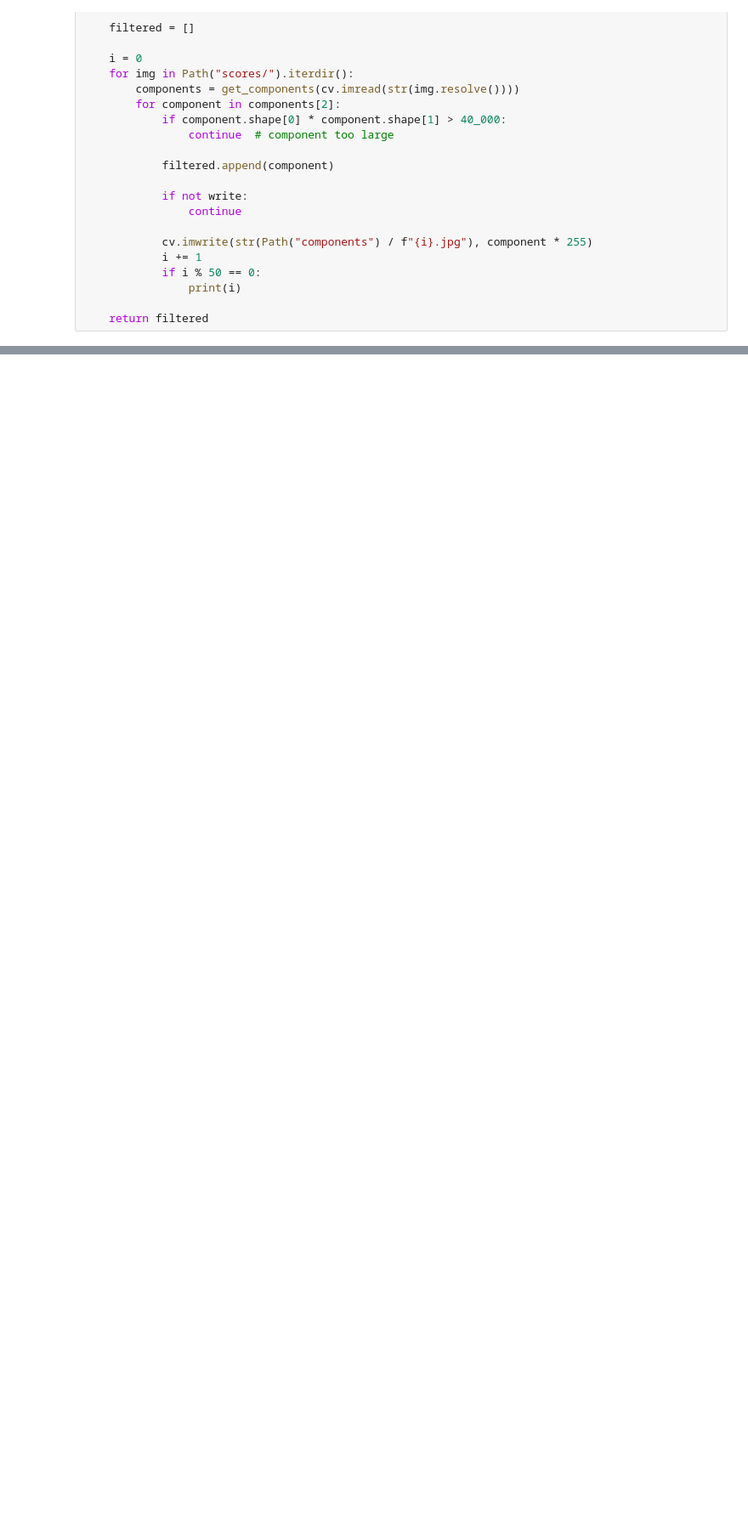
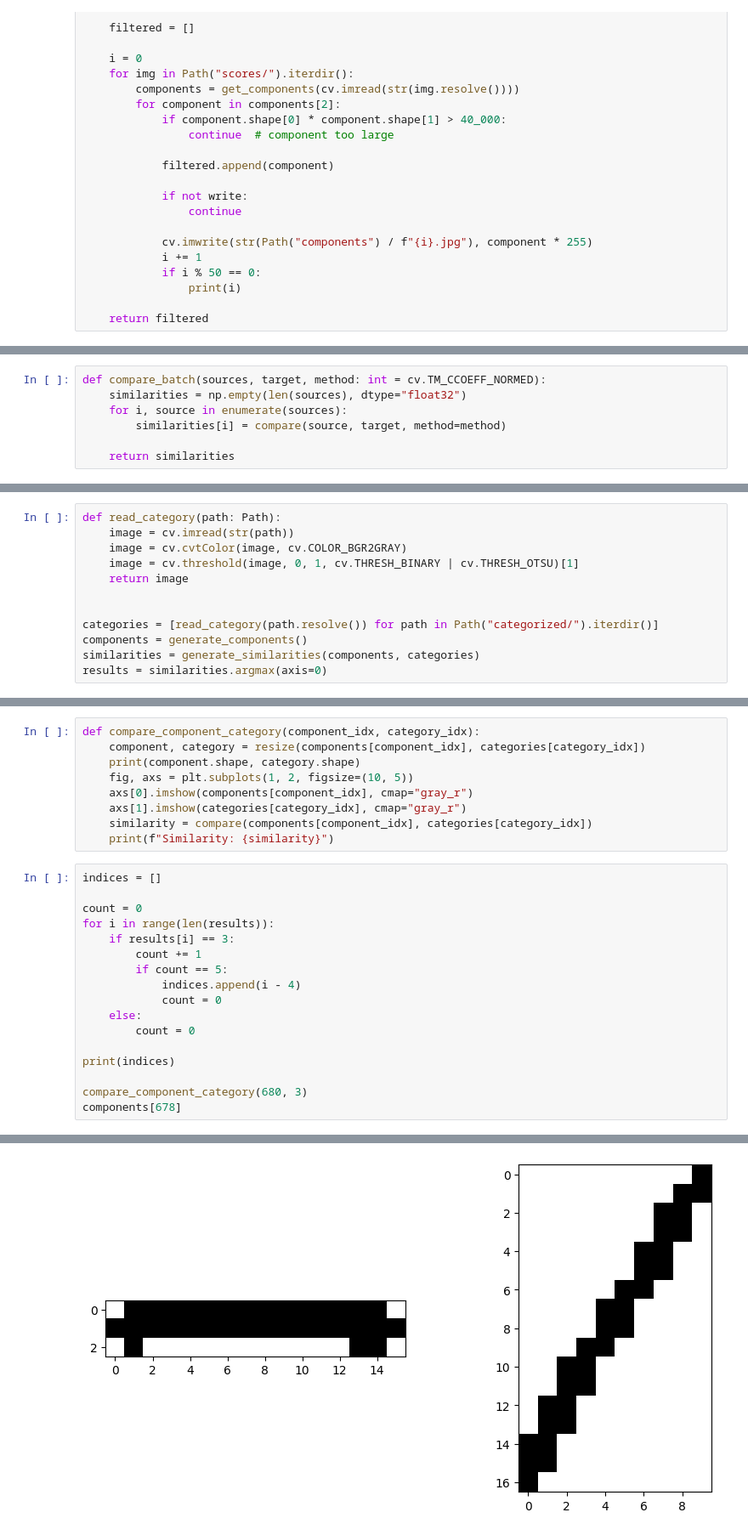
Before and after one commit to acciochris/nmn-dataset, a Jupyter notebook: notebooks/classification.ipynb, the cells around one changed output, grey strips where cells are left out. Shown at 85% size. Cells and saved outputs as stored; diff of their text form; blank space fills up the shorter version.

```diff
--- a/notebooks/classification.ipynb
+++ b/notebooks/classification.ipynb
@@ -106 +154,8 @@ Text(0.5, 1.0, "Similarities from 'F'")
+# %%
+def compare_batch(sources, target, method: int = cv.TM_CCOEFF_NORMED):
+    similarities = np.empty(len(sources), dtype="float32")
+    for i, source in enumerate(sources):
+        similarities[i] = compare(source, target, method=method)
+
+    return similarities
 # %%
@@ -173,0 +228,12 @@ array([[1, 1, 1, 1, 1, 1, 1, 1, 1, 1, 1, 1],
+# %%
+def read_category(path: Path):
+    image = cv.imread(str(path))
+    image = cv.cvtColor(image, cv.COLOR_BGR2GRAY)
+    image = cv.threshold(image, 0, 1, cv.THRESH_BINARY | cv.THRESH_OTSU)[1]
+    return image
+
+
+categories = [read_category(path.resolve()) for path in Path("categorized/").iterdir()]
+components = generate_components()
+similarities = generate_similarities(components, categories)
+results = similarities.argmax(axis=0)
@@ -173,0 +244,27 @@ array([[1, 1, 1, 1, 1, 1, 1, 1, 1, 1, 1, 1],
+# %%
+def compare_component_category(component_idx, category_idx):
+    component, category = resize(components[component_idx], categories[category_idx])
+    print(component.shape, category.shape)
+    fig, axs = plt.subplots(1, 2, figsize=(10, 5))
+    axs[0].imshow(components[component_idx], cmap="gray_r")
+    axs[1].imshow(categories[category_idx], cmap="gray_r")
+    similarity = compare(components[component_idx], categories[category_idx])
+    print(f"Similarity: {similarity}")
+# %%
+indices = []
+
+count = 0
+for i in range(len(results)):
+    if results[i] == 3:
+        count += 1
+        if count == 5:
+            indices.append(i - 4)
+            count = 0
+    else:
+        count = 0
+
+print(indices)
+
+compare_component_category(680, 3)
+components[678]
+# %% [output]
@@ -173,0 +280 @@ array([[1, 1, 1, 1, 1, 1, 1, 1, 1, 1, 1, 1],
+[figure, added]
```
Also changed, not shown: parts of 13 cells of this notebook, 1 other file.
